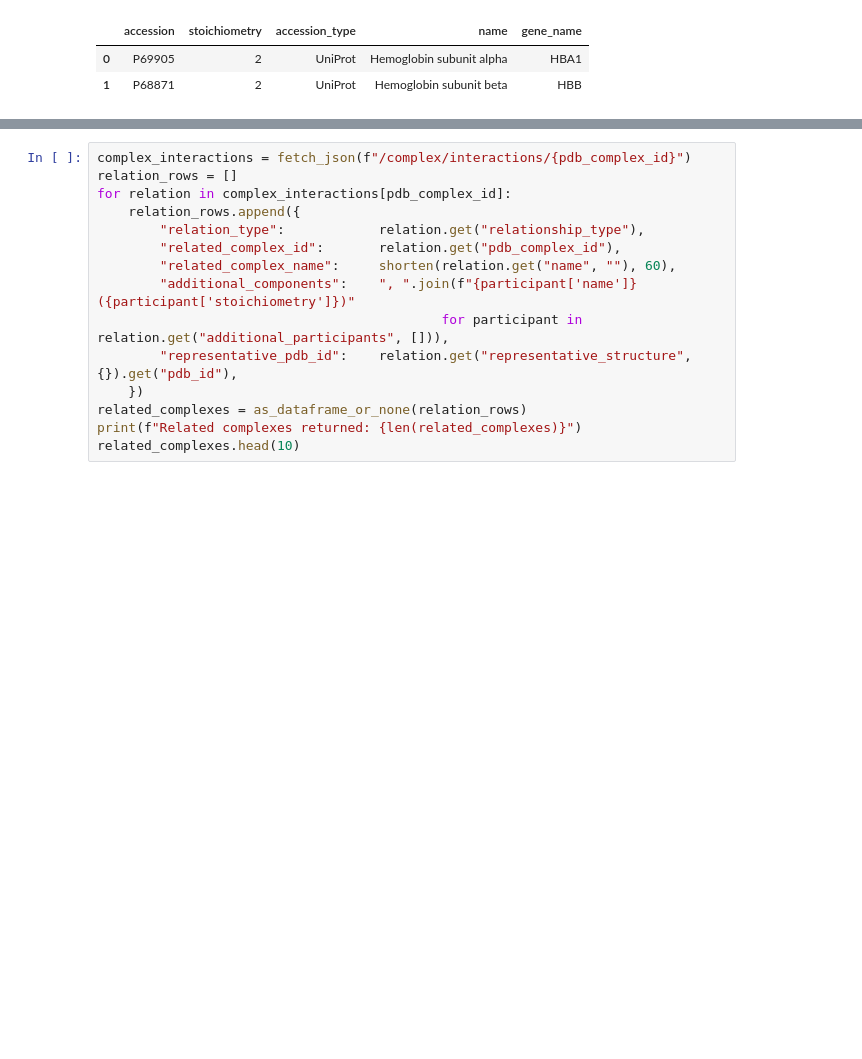
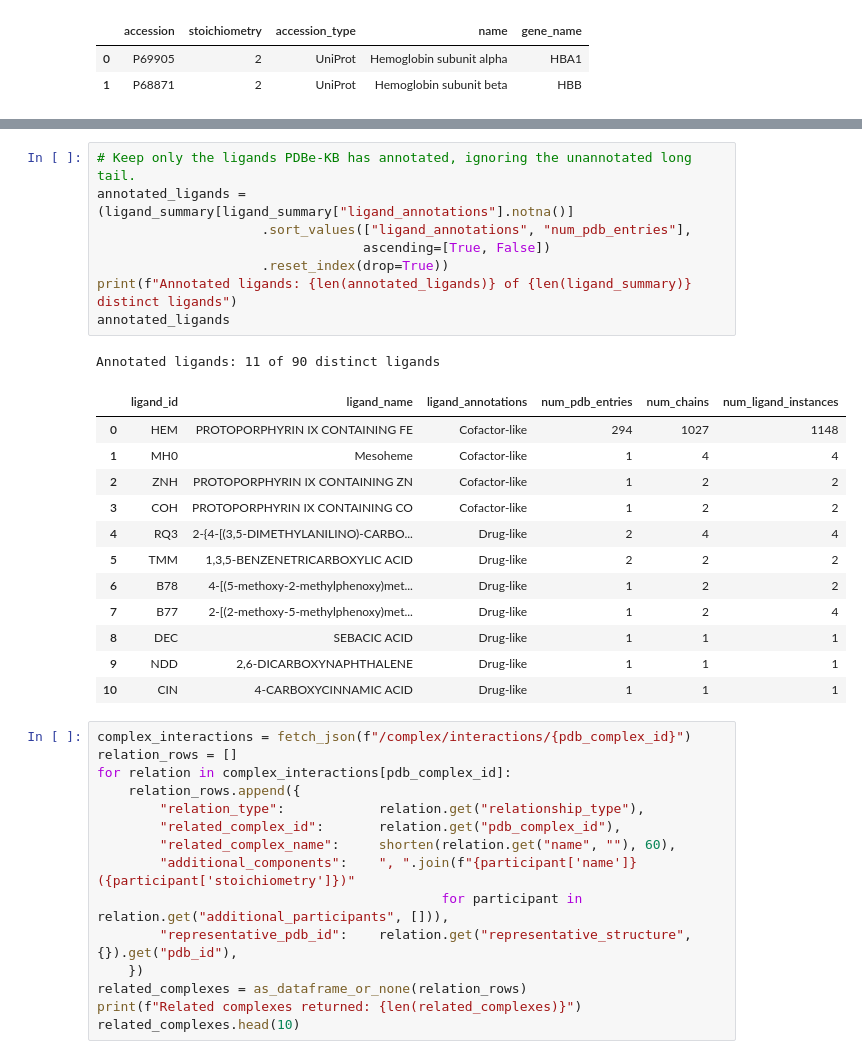
Before and after one commit to sridevan/complex_API_queries, a Jupyter notebook: pdbe_complex_api_workflows.ipynb, the cells around one changed output, grey strips where cells are left out. Saved outputs shown, nothing was run; the diff lists cells and outputs as text; blank space fills up the shorter version.

Commit message:
Add annotated-ligands view to Example 2 with explanatory text

```diff
--- a/pdbe_complex_api_workflows.ipynb
+++ b/pdbe_complex_api_workflows.ipynb
@@ -471,3 +475,25 @@ Distinct ligand types observed across the HbA complex: 90
+# %%
+# Keep only the ligands PDBe-KB has annotated, ignoring the unannotated long tail.
+annotated_ligands = (ligand_summary[ligand_summary["ligand_annotations"].notna()]
+                     .sort_values(["ligand_annotations", "num_pdb_entries"],
+                                  ascending=[True, False])
+                     .reset_index(drop=True))
+print(f"Annotated ligands: {len(annotated_ligands)} of {len(ligand_summary)} distinct ligands")
+annotated_ligands
+# %% [output]
+Annotated ligands: 11 of 90 distinct ligands
+|  | ligand_id | ligand_name | ligand_annotations | num_pdb_entries | num_chains | num_ligand_instances |
+| 0 | HEM | PROTOPORPHYRIN IX CONTAINING FE | Cofactor-like | 294 | 1027 | 1148 |
+| 1 | MH0 | Mesoheme | Cofactor-like | 1 | 4 | 4 |
+| 2 | ZNH | PROTOPORPHYRIN IX CONTAINING ZN | Cofactor-like | 1 | 2 | 2 |
+| 3 | COH | PROTOPORPHYRIN IX CONTAINING CO | Cofactor-like | 1 | 2 | 2 |
+| 4 | RQ3 | 2-{4-[(3,5-DIMETHYLANILINO)-CARBO... | Drug-like | 2 | 4 | 4 |
+| 5 | TMM | 1,3,5-BENZENETRICARBOXYLIC ACID | Drug-like | 2 | 2 | 2 |
+| 6 | B78 | 4-[(5-methoxy-2-methylphenoxy)met... | Drug-like | 1 | 2 | 2 |
+| 7 | B77 | 2-[(2-methoxy-5-methylphenoxy)met... | Drug-like | 1 | 2 | 4 |
+| 8 | DEC | SEBACIC ACID | Drug-like | 1 | 1 | 1 |
+| 9 | NDD | 2,6-DICARBOXYNAPHTHALENE | Drug-like | 1 | 1 | 1 |
+| 10 | CIN | 4-CARBOXYCINNAMIC ACID | Drug-like | 1 | 1 | 1 |
 # %%
 complex_interactions = fetch_json(f"/complex/interactions/{pdb_complex_id}")
 relation_rows = []
```
Also changed, not shown: parts of 1 cell of this notebook.
